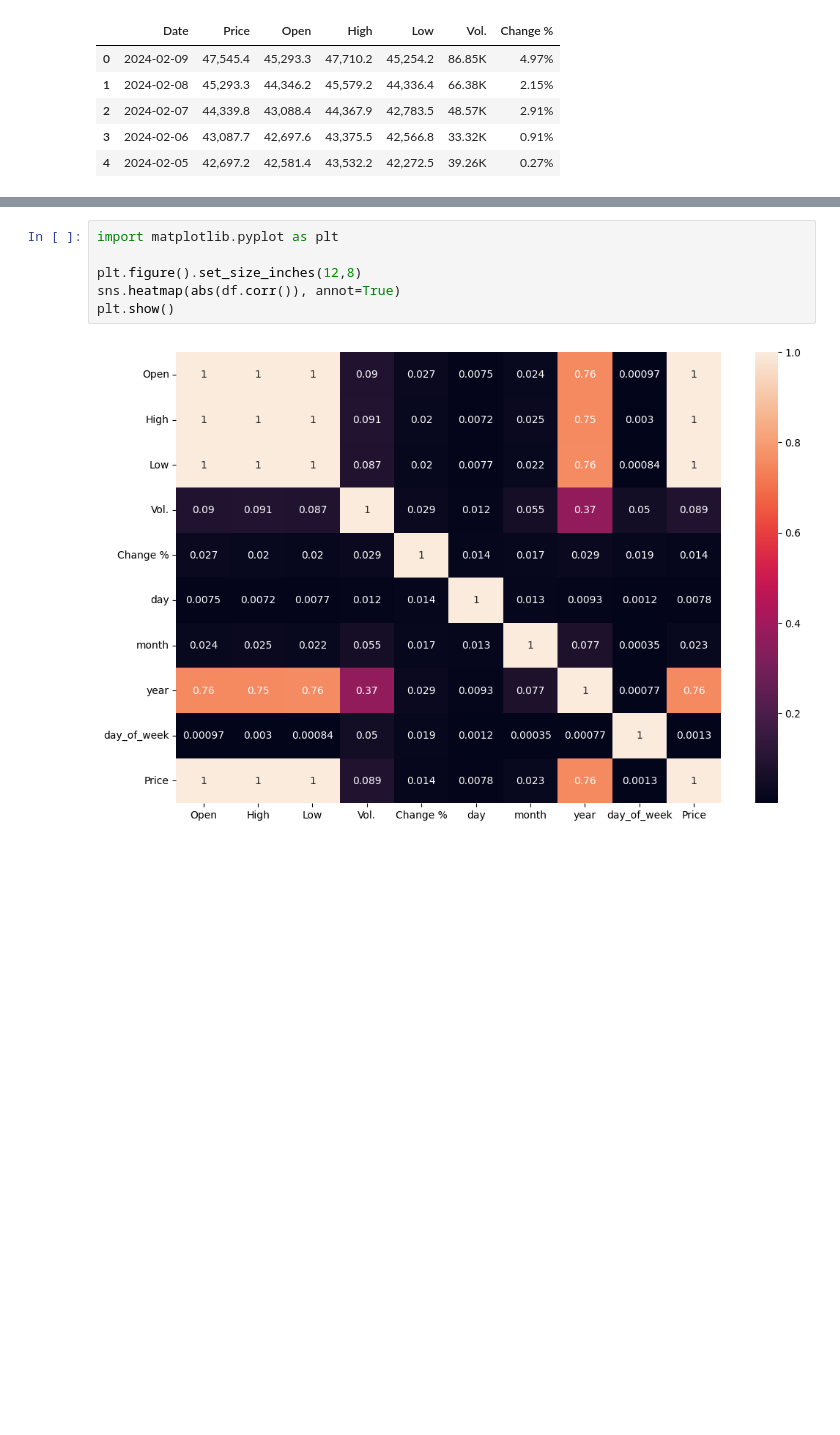
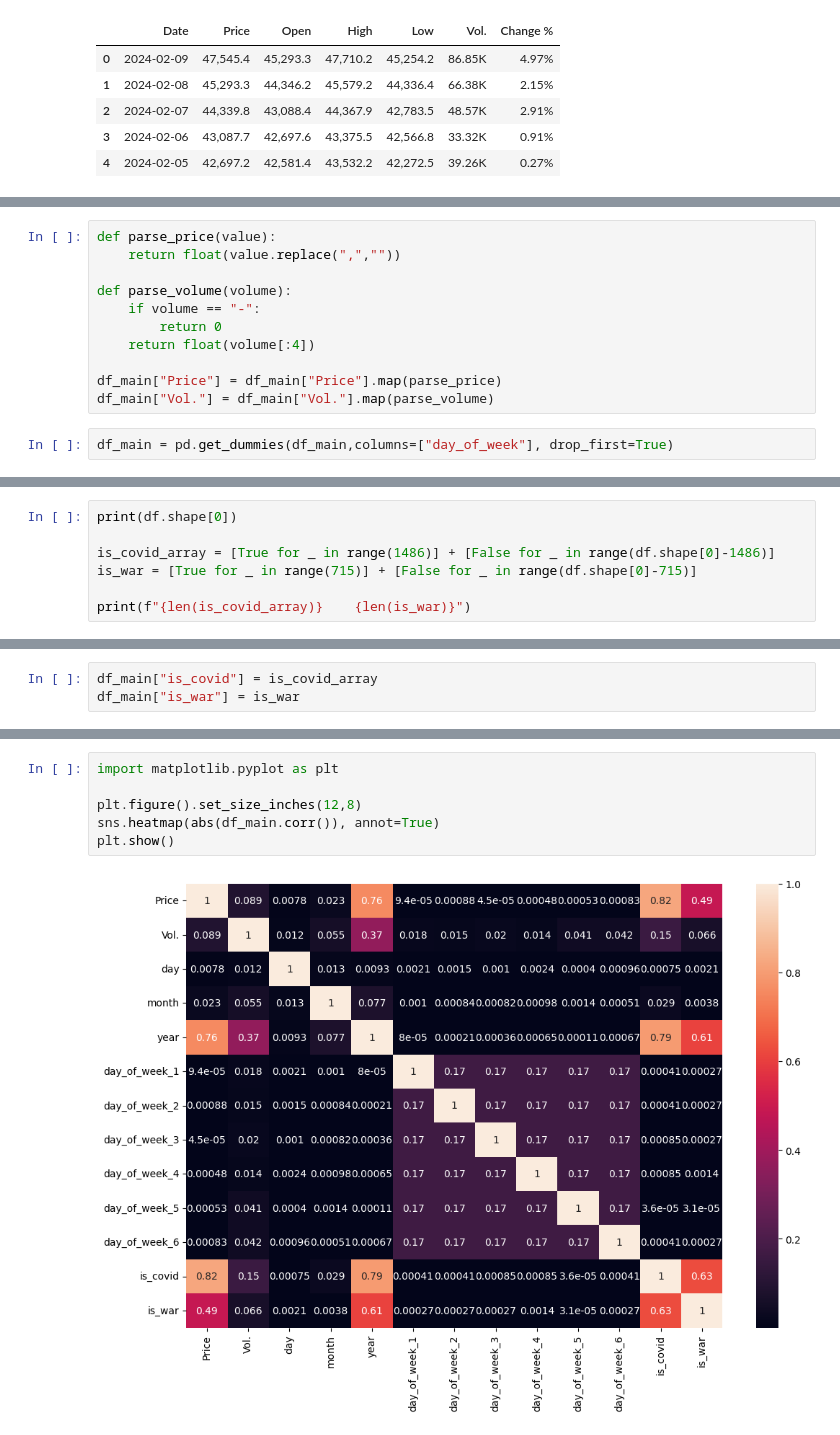
Before and after one commit to daniilgorenkov/Tg-bitcoin-bot, a Jupyter notebook: model_selection.ipynb, the cells around one changed output, grey strips where cells are left out. Cells and saved outputs as stored; diff of their text form; blank space fills up the shorter version.

Commit message:
model for volume

```diff
--- a/model_selection.ipynb
+++ b/model_selection.ipynb
@@ -131,0 +88,13 @@ df = pd.concat([X,df["Price"]],axis=1)
+# %%
+def parse_price(value):
+    return float(value.replace(",",""))
+
+def parse_volume(volume):
+    if volume == "-":
+        return 0
+    return float(volume[:4])
+
+df_main["Price"] = df_main["Price"].map(parse_price)
+df_main["Vol."] = df_main["Vol."].map(parse_volume)
+# %%
+df_main = pd.get_dummies(df_main,columns=["day_of_week"], drop_first=True)
@@ -131,0 +112,7 @@ df = pd.concat([X,df["Price"]],axis=1)
+# %%
+print(df.shape[0])
+
+is_covid_array = [True for _ in range(1486)] + [False for _ in range(df.shape[0]-1486)]
+is_war = [True for _ in range(715)] + [False for _ in range(df.shape[0]-715)]
+
+print(f"{len(is_covid_array)}    {len(is_war)}")
@@ -132,3 +122,6 @@ df = pd.concat([X,df["Price"]],axis=1)
+# %%
+df_main["is_covid"] = is_covid_array
+df_main["is_war"] = is_war
 # %%
 import seaborn as sns
 
@@ -139,9 +132,9 @@ sns.lineplot(df,x="month",y="Price")
 # %%
 import matplotlib.pyplot as plt
 
 plt.figure().set_size_inches(12,8)
-sns.heatmap(abs(df.corr()), annot=True)
+sns.heatmap(abs(df_main.corr()), annot=True)
 plt.show()
 # %% [output]
-[figure, old version]
+[figure, new version]
 # %%
```
Also changed, not shown: parts of 22 cells of this notebook, 1 other file.
